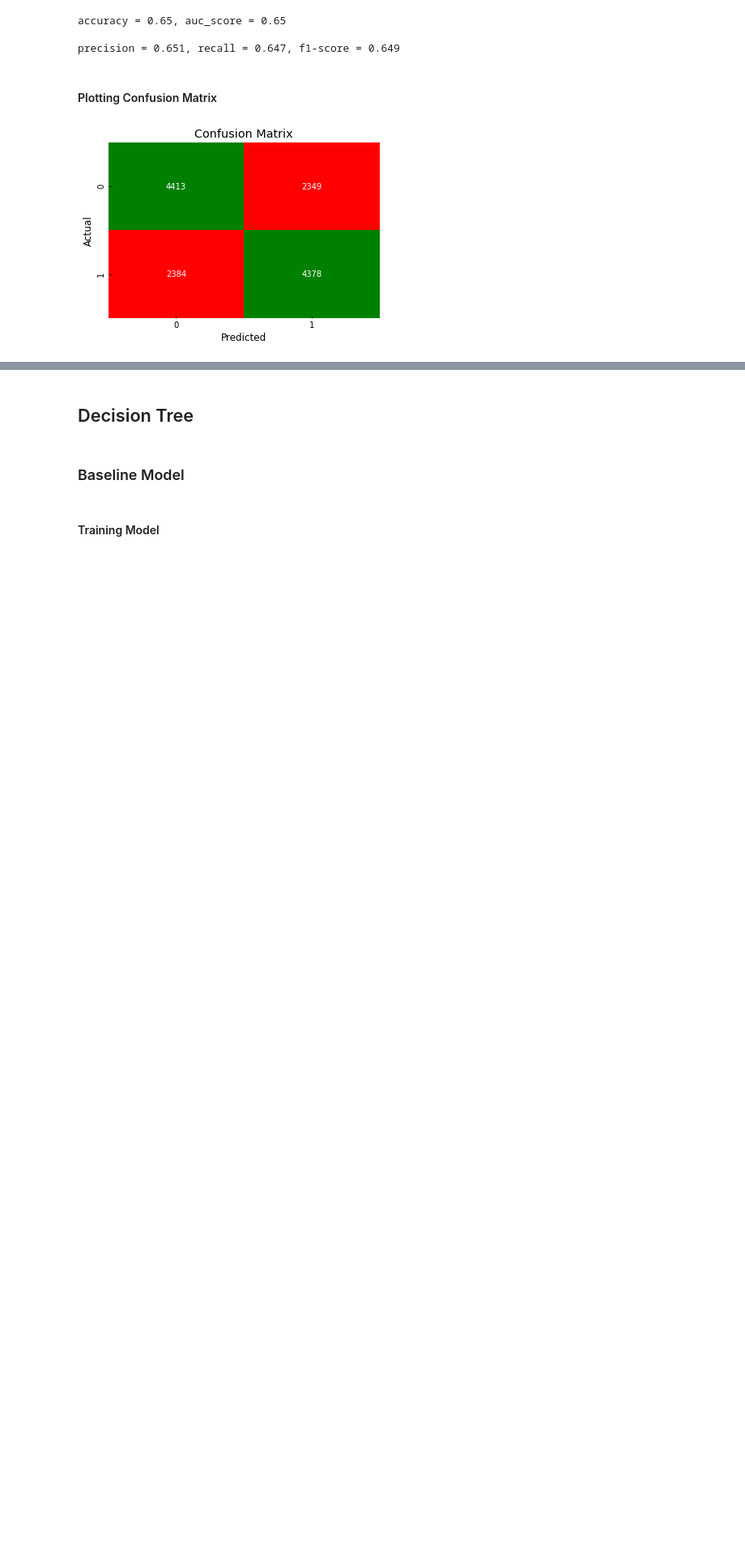
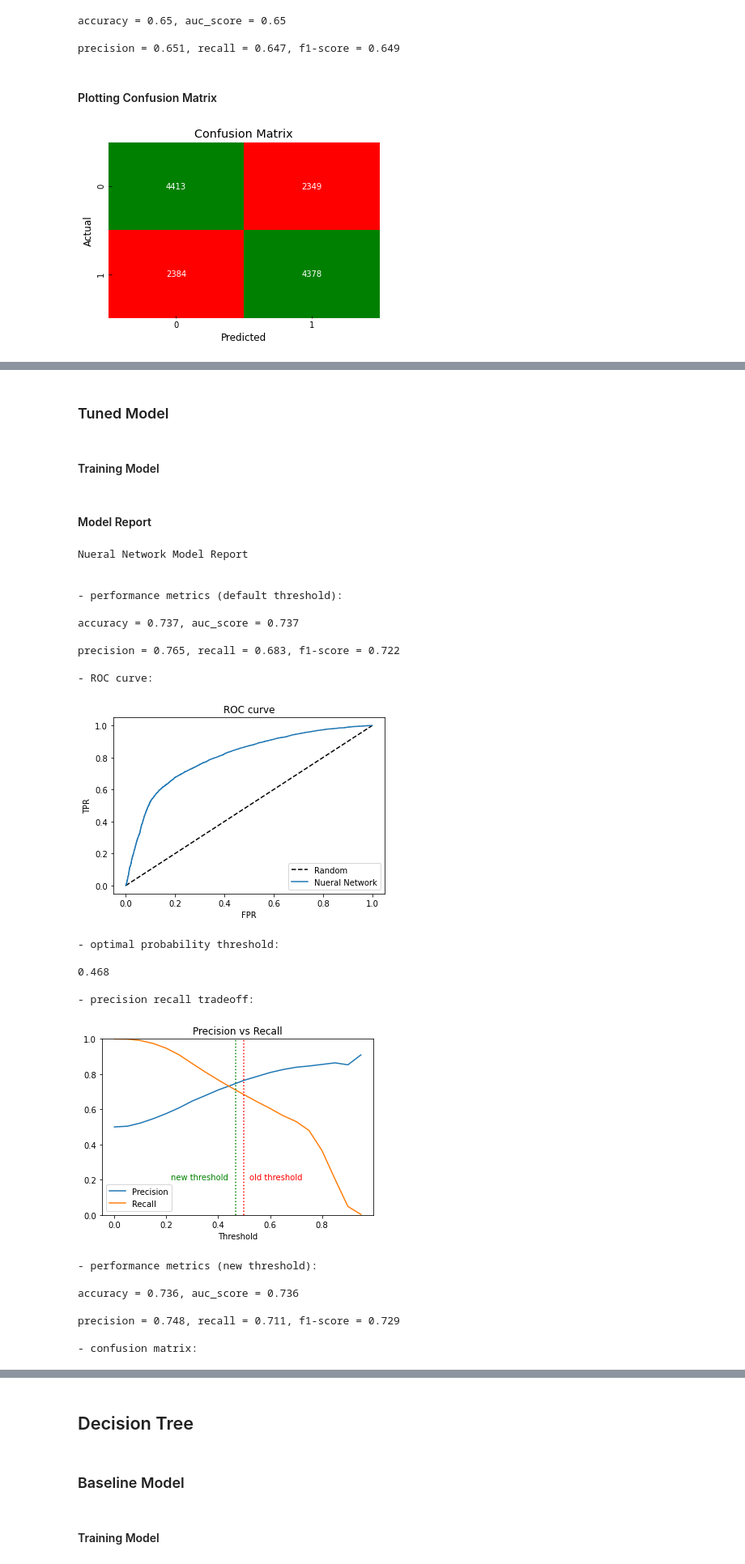
Before and after one commit to jackbustertann/cardiovascular_disease_detection, a Jupyter notebook: index.ipynb, the cells around one changed output, grey strips where cells are left out. Shown at 81% size. Saved outputs shown, nothing was run; the diff lists cells and outputs as text; code cells hidden in the pictures; blank space fills up the shorter version.

Commit message:
training and validating nueral network model

```diff
--- a/index.ipynb
+++ b/index.ipynb
@@ -363,0 +373,6 @@ custom_confusion_matrix(y_test, y_test_hat)
+# %%
+nn = build_nn()
+nn.fit(X_train_scaled, y_train, epochs = 5, verbose = 0)
+
+y_test_proba = nn.predict(X_test_scaled).reshape(-1)
+y_test_hat = pd.Series(y_test_proba).map(lambda x: 1 if x > 0.5 else 0)
@@ -363,0 +399,39 @@ custom_confusion_matrix(y_test, y_test_hat)
+# %% [markdown]
+### Tuned Model
+# %% [markdown]
+#### Training Model
+# %%
+tuned_nn = build_nn(hidden_layers = 2, units = 25)
+tuned_nn.fit(X_train_scaled, y_train, epochs = 5, verbose = 0)
+
+y_test_proba = tuned_nn.predict(X_test_scaled).reshape(-1)
+y_test_hat = pd.Series(y_test_proba).map(lambda x: 1 if x > 0.5 else 0)
+# %% [markdown]
+#### Model Report
+# %%
+model_report(y_test, y_test_hat, y_test_proba, "Nueral Network")
+# %% [output]
+Nueral Network Model Report
+
+
+- performance metrics (default threshold):
+
+accuracy = 0.737, auc_score = 0.737
+
+precision = 0.765, recall = 0.683, f1-score = 0.722
+
+- ROC curve:
+[figure, added]
+- optimal probability threshold:
+
+0.468
+
+- precision recall tradeoff:
+[figure, added]
+- performance metrics (new threshold):
+
+accuracy = 0.736, auc_score = 0.736
+
+precision = 0.748, recall = 0.711, f1-score = 0.729
+
+- confusion matrix:
```
Also changed, not shown: parts of 10 cells of this notebook, 1 other file.
